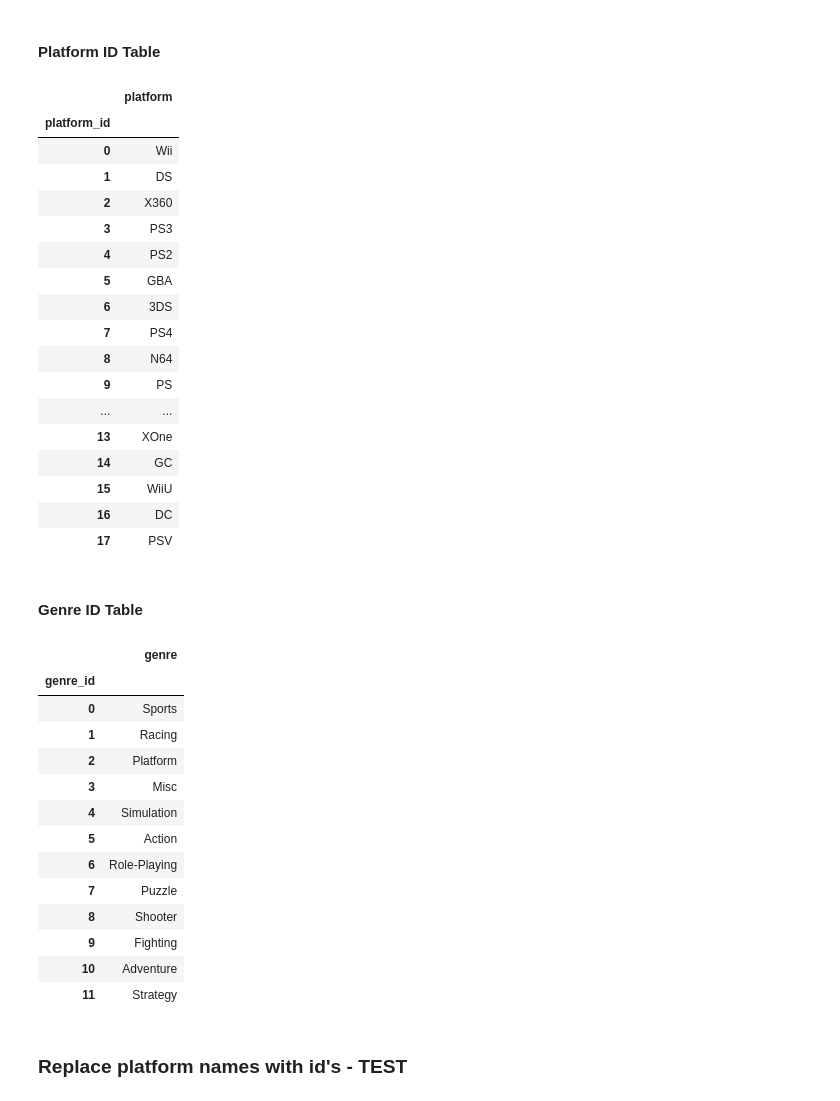
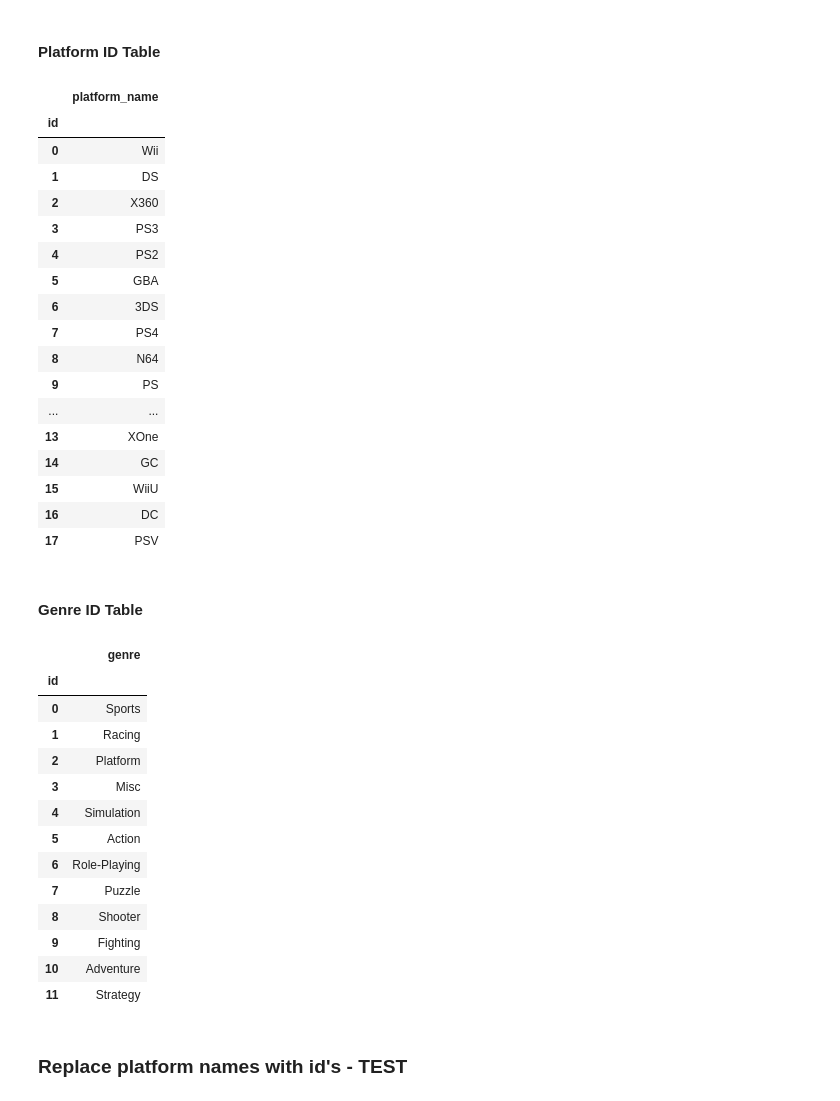
Before and after one commit to LievoisT/ETL-Project, a Jupyter notebook: VG_Table_Transform.ipynb, the cells around one changed output. Drawn from its saved outputs; the diff is of its cells as text; code cells hidden in the pictures.

```diff
--- a/VG_Table_Transform.ipynb
+++ b/VG_Table_Transform.ipynb
@@ -20,7 +22,10 @@ vgdf
 16598 rows × 11 columns
 # %%
 #removing older platforms of which we can't gather reviews online per Tanner
+# Dropping null values from df
 to_drop = ['NES', 'SNES', 'SAT', '2600', 'GB', 'GEN', 'NG', 'SCD', 'WS', '3DO', 'TG16', 'GG', 'PCFX']
 vgdf_plat_clean = vgdf[~vgdf['Platform'].isin(to_drop)]
-vgdf_plat_clean
+vgdf_plat_clean = vgdf_plat_clean.dropna()
+vgdf_plat_clean = vgdf_plat_clean.drop_duplicates(subset=['Name', 'Platform'], keep='first')
+vgdf_plat_clean.info()
 # %% [output]
@@ -63,12 +91,12 @@ vg_publisher_df
 #### Platform ID Table
 # %%
 #creating platform table with id determined by its index #
-vg_platform_df = pd.DataFrame({'platform':vgdf_plat_clean['Platform'].unique()})
-vg_platform_df.index.name='platform_id'
+vg_platform_df = pd.DataFrame({'platform_name':vgdf_plat_clean['Platform'].unique()})
+vg_platform_df.index.name='id'
 vg_platform_df
 # %% [output]
-|  | platform |
-| platform_id |  |
+|  | platform_name |
+| id |  |
 | 0 | Wii |
 | 1 | DS |
 | 2 | X360 |
@@ -89,11 +117,11 @@ vg_platform_df
 #### Genre ID Table
 # %%
 vg_genre_df = pd.DataFrame({'genre':vgdf_plat_clean['Genre'].unique()})
-vg_genre_df.index.name='genre_id'
+vg_genre_df.index.name='id'
 vg_genre_df
 # %% [output]
 |  | genre |
-| genre_id |  |
+| id |  |
 | 0 | Sports |
 | 1 | Racing |
 | 2 | Platform |
```
Also changed, not shown: parts of 39 cells of this notebook, 6 other files.
